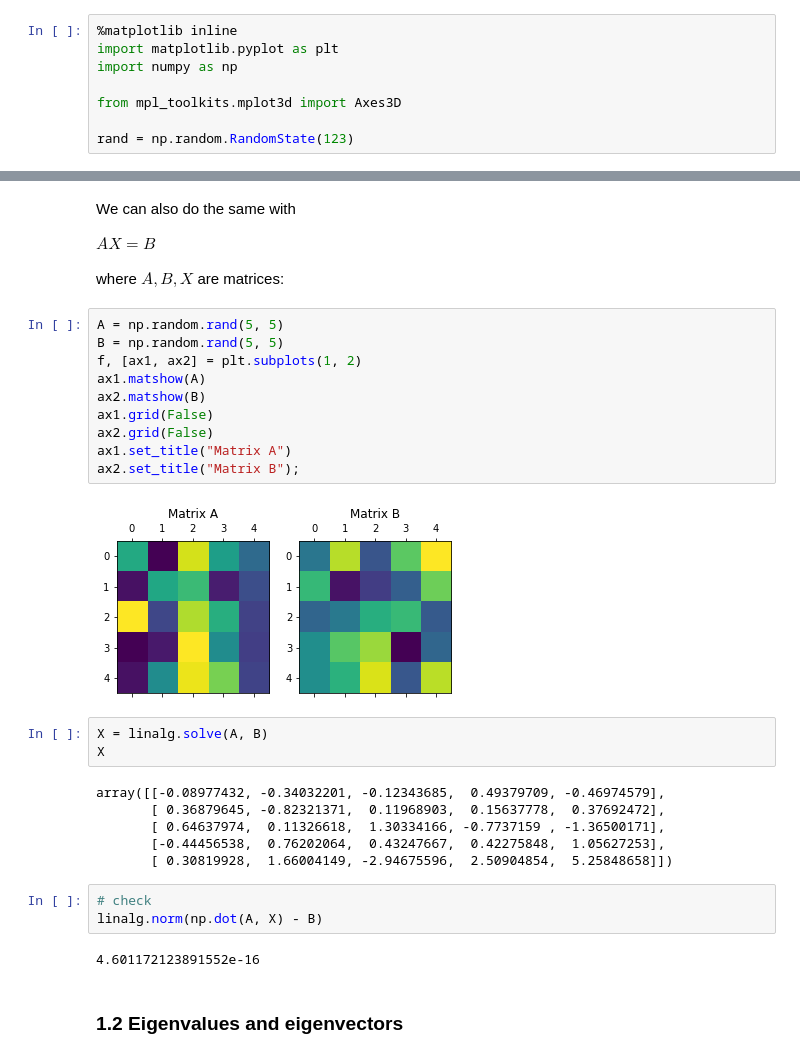
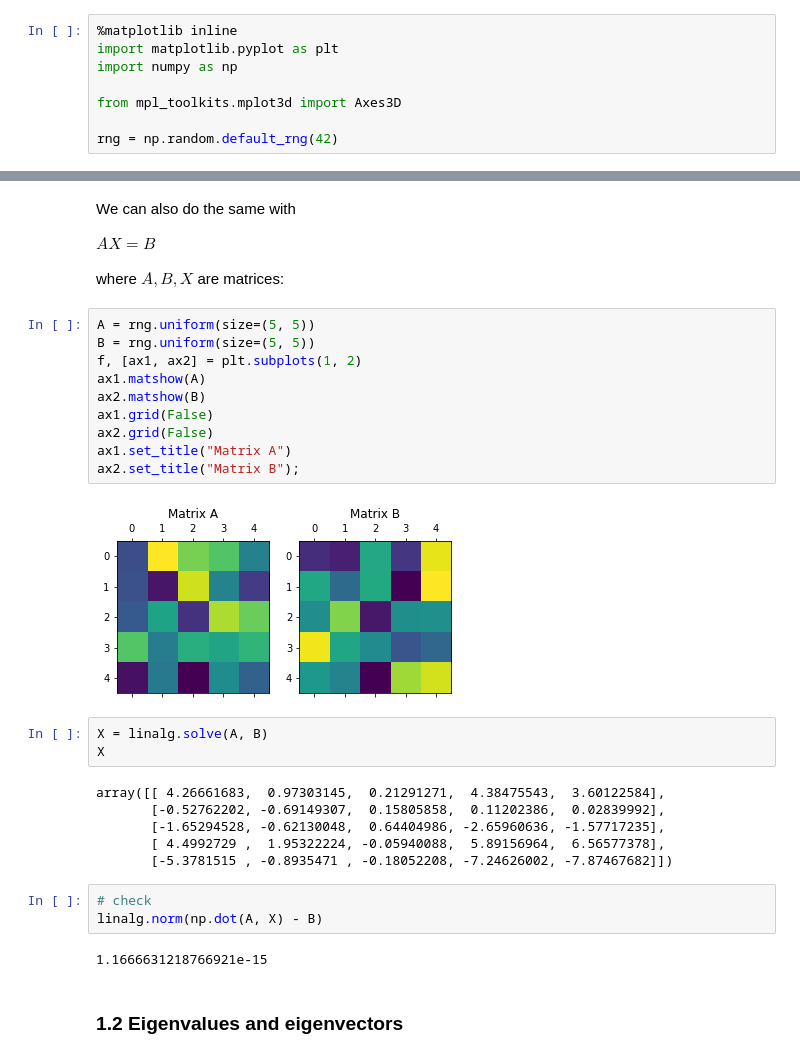
Before and after one commit to escape2020/school2021, a Jupyter notebook: scipy/scipy_hands_on.ipynb, the cells around one changed output, grey strips where cells are left out. Cells and saved outputs as stored; diff of their text form.

Commit message:
Change to Numpy's new random API

```diff
--- a/scipy/scipy_hands_on.ipynb
+++ b/scipy/scipy_hands_on.ipynb
@@ -38,7 +38,7 @@ import numpy as np
 
 from mpl_toolkits.mplot3d import Axes3D
 
-rand = np.random.RandomState(123)
+rng = np.random.default_rng(42)
 # %% [markdown]
 ## 1. Linear algebra
 # %% [markdown]
@@ -88,31 +88,31 @@ $A X = B$
 
 where $A, B, X$ are matrices:
 # %%
-A = np.random.rand(5, 5)
-B = np.random.rand(5, 5)
+A = rng.uniform(size=(5, 5))
+B = rng.uniform(size=(5, 5))
 f, [ax1, ax2] = plt.subplots(1, 2)
 ax1.matshow(A)
 ax2.matshow(B)
 ax1.grid(False)
 ax2.grid(False)
 ax1.set_title("Matrix A")
 ax2.set_title("Matrix B");
 # %% [output]
-[figure, old version]
+[figure, new version]
 # %%
 X = linalg.solve(A, B)
 X
 # %% [output]
-array([[-0.08977432, -0.34032201, -0.12343685,  0.49379709, -0.46974579],
-       [ 0.36879645, -0.82321371,  0.11968903,  0.15637778,  0.37692472],
-       [ 0.64637974,  0.11326618,  1.30334166, -0.7737159 , -1.36500171],
-       [-0.44456538,  0.76202064,  0.43247667,  0.42275848,  1.05627253],
-       [ 0.30819928,  1.66004149, -2.94675596,  2.50904854,  5.25848658]])
+array([[ 4.26661683,  0.97303145,  0.21291271,  4.38475543,  3.60122584],
+       [-0.52762202, -0.69149307,  0.15805858,  0.11202386,  0.02839992],
+       [-1.65294528, -0.62130048,  0.64404986, -2.65960636, -1.57717235],
+       [ 4.4992729 ,  1.95322224, -0.05940088,  5.89156964,  6.56577378],
+       [-5.3781515 , -0.8935471 , -0.18052208, -7.24626002, -7.87467682]])
 # %%
 # check
 linalg.norm(np.dot(A, X) - B)
 # %% [output]
-4.601172123891552e-16
+1.1666631218766921e-15
 # %% [markdown]
 ### 1.2 Eigenvalues and eigenvectors
 # %% [markdown]
```
Also changed, not shown: parts of 12 cells of this notebook.
